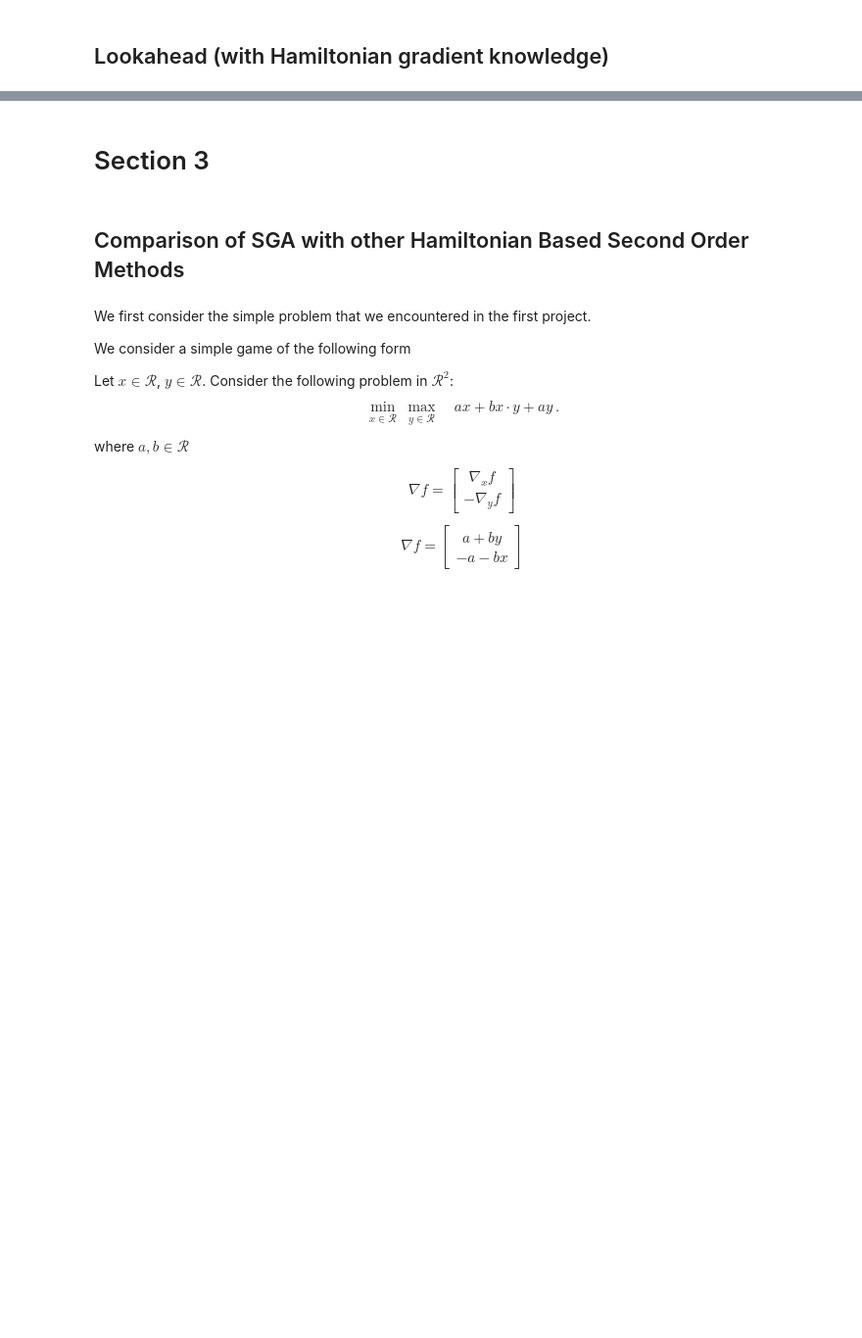
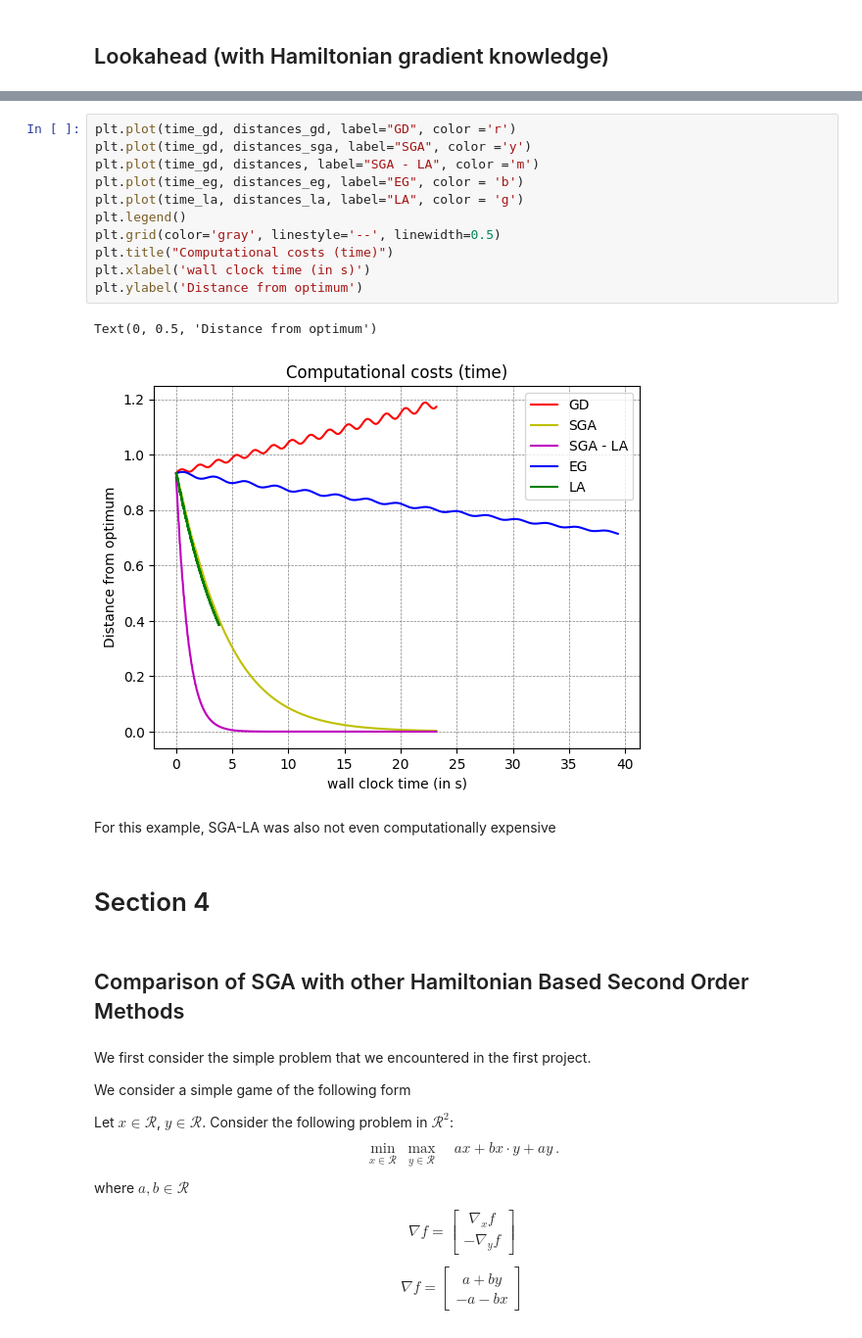
Before and after one commit to aniketSanyal/GamesInMLProject, a Jupyter notebook: Symplectic_Gradient_Adjustment_with_Lookahead.ipynb, the cells around one changed output, grey strips where cells are left out. Shown at 98% size. Drawn from its saved outputs; the diff is of its cells as text; blank space fills up the shorter version.

```diff
--- a/Symplectic_Gradient_Adjustment_with_Lookahead.ipynb
+++ b/Symplectic_Gradient_Adjustment_with_Lookahead.ipynb
@@ -380,5 +453,21 @@ We now wish to investigate if we can somehow incorporate the rotational mechanic
+# %%
+plt.plot(time_gd, distances_gd, label="GD", color ='r')
+plt.plot(time_gd, distances_sga, label="SGA", color ='y')
+plt.plot(time_gd, distances, label="SGA - LA", color ='m')
+plt.plot(time_eg, distances_eg, label="EG", color = 'b')
+plt.plot(time_la, distances_la, label="LA", color = 'g')
+plt.legend()
+plt.grid(color='gray', linestyle='--', linewidth=0.5)
+plt.title("Computational costs (time)")
+plt.xlabel('wall clock time (in s)')
+plt.ylabel('Distance from optimum')
+# %% [output]
+Text(0, 0.5, 'Distance from optimum')
+[figure, added]
+# %% [markdown]
+For this example, SGA-LA was also not even computationally expensive
 # %% [markdown]
-# Section 3
+# Section 4
 # %% [markdown]
 ## Comparison of SGA with other Hamiltonian Based Second Order Methods
 # %% [markdown]
```
Also changed, not shown: parts of 18 cells of this notebook.
